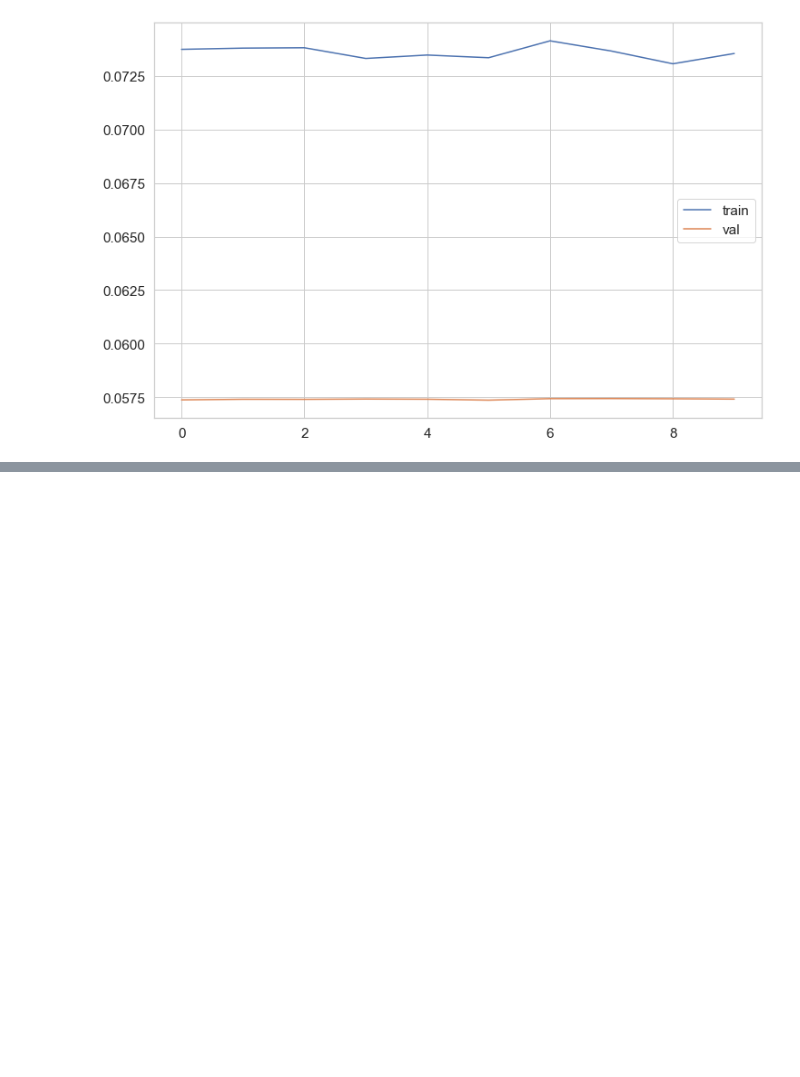
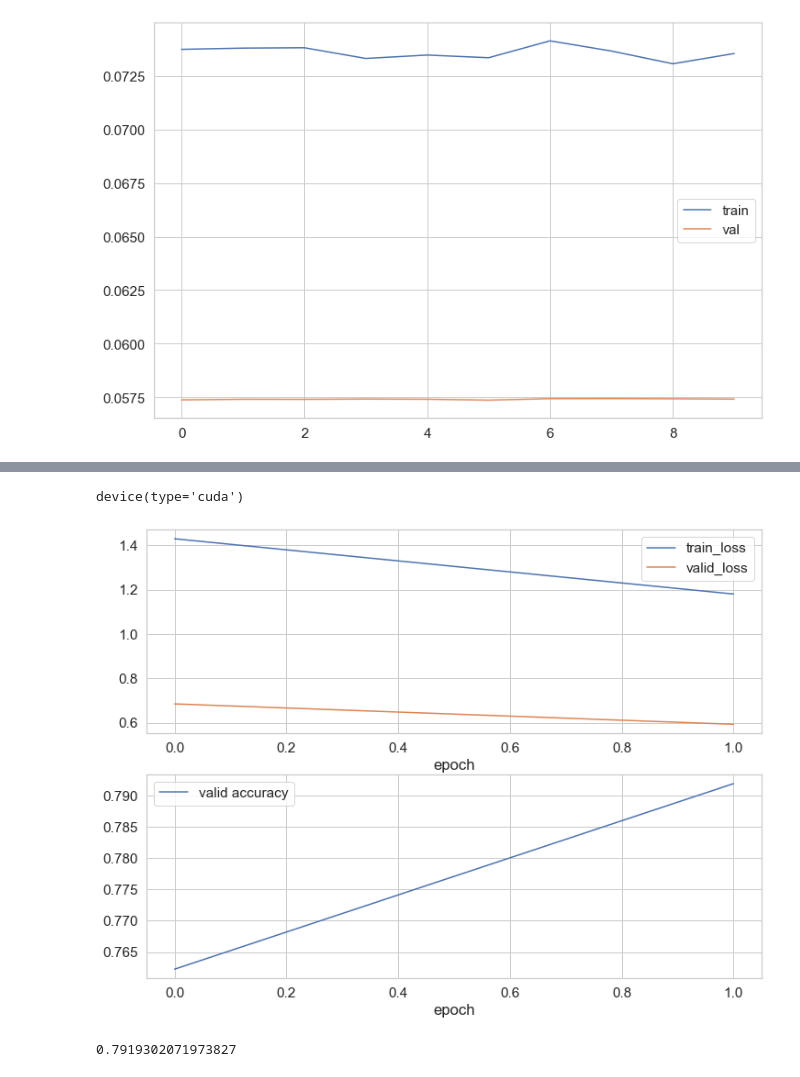
Before and after one commit to AAIvanchenko/definition_of_diseases, a Jupyter notebook: notebook/test.ipynb, the cells around one changed output, grey strips where cells are left out. Cells and saved outputs as stored; diff of their text form; code cells hidden in the pictures; blank space fills up the shorter version.

```diff
--- a/notebook/test.ipynb
+++ b/notebook/test.ipynb
@@ -397,0 +803,11 @@ Best val Acc: 0.092694
+# %%
+sns.set(style="whitegrid", font_scale=1.4)
+
+# Построим график лосса при обучении и валидации
+
+#Ваш код здесь
+plt.figure(figsize=(12, 8))
+plt.plot(losses_alex['train'], label="train")
+plt.plot(losses_alex['val'], label="val")
+plt.legend()
+plt.show()
@@ -397,0 +880,11 @@ Best val Acc: 0.092694
+# %%
+sns.set(style="whitegrid", font_scale=1.4)
+
+# Построим график лосса при обучении и валидации
+
+#Ваш код здесь
+plt.figure(figsize=(12, 8))
+plt.plot(losses_alex['train'], label="train")
+plt.plot(losses_alex['val'], label="val")
+plt.legend()
+plt.show()
@@ -397,0 +928,31 @@ Best val Acc: 0.092694
+# %%
+def plot_trainig(train_losses, valid_losses, valid_accuracies):
+    plt.figure(figsize=(12, 9))
+    plt.subplot(2, 1, 1)
+    plt.xlabel("epoch")
+    plt.plot(train_losses, label="train_loss")
+    plt.plot(valid_losses, label="valid_loss")
+    plt.legend()
+
+    plt.subplot(2, 1, 2)
+    plt.xlabel("epoch")
+    plt.plot(valid_accuracies, label="valid accuracy")
+    plt.legend()
+# %%
+device = torch.device("cuda") if torch.cuda.is_available else torch.device("cpu")
+device
+# %% [output]
+device(type='cuda')
+# %%
+model1 = Model1().to(device)
+loss_fn1 = nn.CrossEntropyLoss()
+optimizer1 = optim.Adam(model1.parameters(), lr=0.001)
+
+info1 = fit(2, model1, loss_fn1, optimizer1, train_dataloader, valid_dataloader)
+plot_trainig(*info1)
+# %% [output]
+[figure, added]
+# %%
+info1[2][-1]
+# %% [output]
+0.7919302071973827
```
Also changed, not shown: parts of 33 cells of this notebook.
